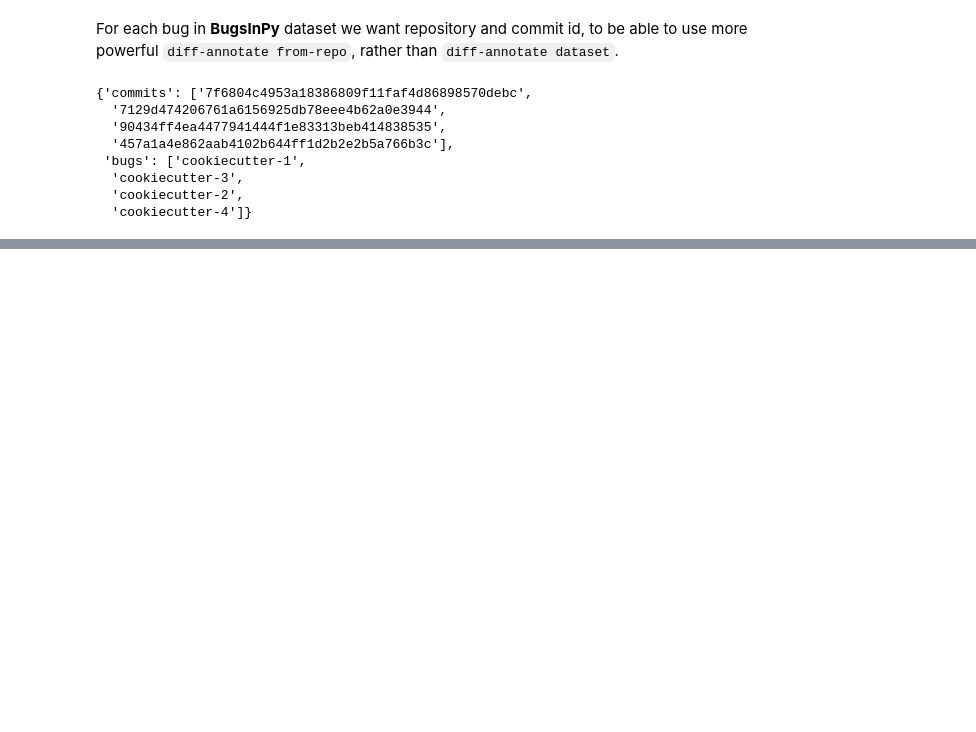
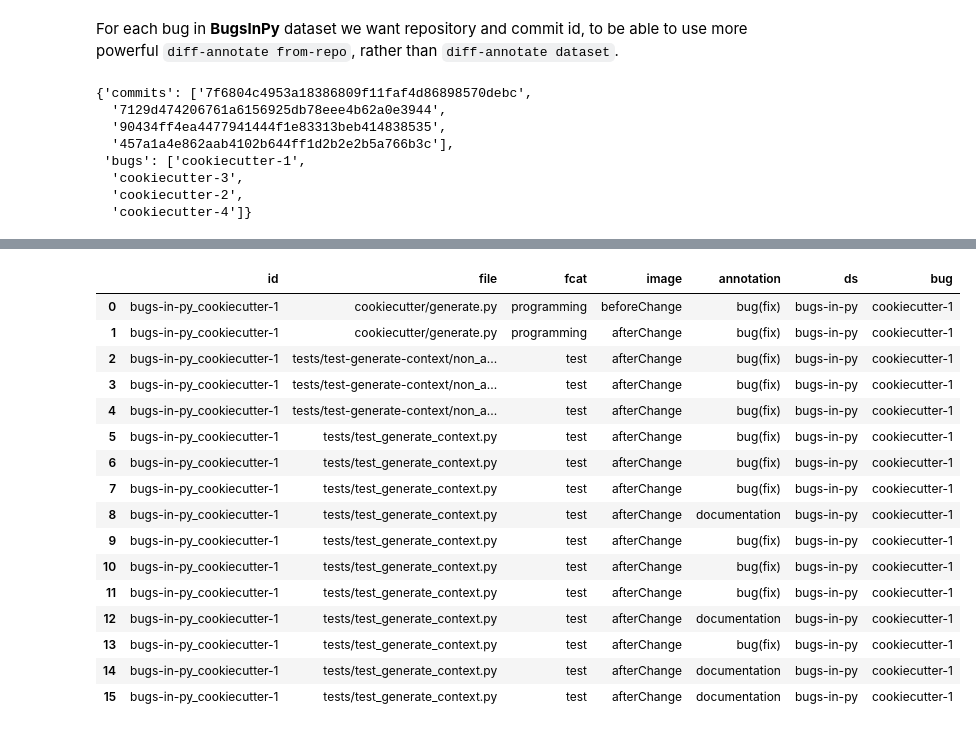
Before and after one commit to ncusi/PatchScope, a Jupyter notebook: notebooks/experiments/01-compare_annotations.ipynb, the cells around one changed output, grey strips where cells are left out. Drawn from its saved outputs; the diff is of its cells as text; code cells hidden in the pictures; blank space fills up the shorter version.

```diff
--- a/notebooks/experiments/01-compare_annotations.ipynb
+++ b/notebooks/experiments/01-compare_annotations.ipynb
@@ -371,0 +656,26 @@ PySnooper:
+# %%
+example_records = []
+dataset = "bugs-in-py"
+bug = "cookiecutter-1"
+
+for patched_file, file_data in example_data_from_dataset['changes'].items():
+    if patched_file == '/dev/null':
+        continue
+
+    for pm in list("-+"):
+        if pm not in file_data:
+            continue
+
+        for line_data in file_data[pm]:
+            example_records.append({
+                'id': f"{dataset}_{bug}",
+                'file': patched_file,
+                'fcat': file_data['purpose'],
+                'image': 'beforeChange' if pm == '-' else 'afterChange',
+                'line': line_data['file_line_no'],
+                'annotation': 'bug(fix)' if line_data['type'] == 'code' else line_data['type'],
+                'ds': dataset,
+                'bug': bug,
+            })
+
+example_records[:5]
@@ -371,0 +700,21 @@ PySnooper:
+# %%
+example_df = pd.DataFrame.from_records(example_records)
+example_df
+# %% [output]
+|  | id | file | fcat | image | annotation | ds | bug |
+| 0 | bugs-in-py_cookiecutter-1 | cookiecutter/generate.py | programming | beforeChange | bug(fix) | bugs-in-py | cookiecutter-1 |
+| 1 | bugs-in-py_cookiecutter-1 | cookiecutter/generate.py | programming | afterChange | bug(fix) | bugs-in-py | cookiecutter-1 |
+| 2 | bugs-in-py_cookiecutter-1 | tests/test-generate-context/non_a... | test | afterChange | bug(fix) | bugs-in-py | cookiecutter-1 |
+| 3 | bugs-in-py_cookiecutter-1 | tests/test-generate-context/non_a... | test | afterChange | bug(fix) | bugs-in-py | cookiecutter-1 |
+| 4 | bugs-in-py_cookiecutter-1 | tests/test-generate-context/non_a... | test | afterChange | bug(fix) | bugs-in-py | cookiecutter-1 |
+| 5 | bugs-in-py_cookiecutter-1 | tests/test_generate_context.py | test | afterChange | bug(fix) | bugs-in-py | cookiecutter-1 |
+| 6 | bugs-in-py_cookiecutter-1 | tests/test_generate_context.py | test | afterChange | bug(fix) | bugs-in-py | cookiecutter-1 |
+| 7 | bugs-in-py_cookiecutter-1 | tests/test_generate_context.py | test | afterChange | bug(fix) | bugs-in-py | cookiecutter-1 |
+| 8 | bugs-in-py_cookiecutter-1 | tests/test_generate_context.py | test | afterChange | documentation | bugs-in-py | cookiecutter-1 |
+| 9 | bugs-in-py_cookiecutter-1 | tests/test_generate_context.py | test | afterChange | bug(fix) | bugs-in-py | cookiecutter-1 |
+| 10 | bugs-in-py_cookiecutter-1 | tests/test_generate_context.py | test | afterChange | bug(fix) | bugs-in-py | cookiecutter-1 |
+| 11 | bugs-in-py_cookiecutter-1 | tests/test_generate_context.py | test | afterChange | bug(fix) | bugs-in-py | cookiecutter-1 |
+| 12 | bugs-in-py_cookiecutter-1 | tests/test_generate_context.py | test | afterChange | documentation | bugs-in-py | cookiecutter-1 |
+| 13 | bugs-in-py_cookiecutter-1 | tests/test_generate_context.py | test | afterChange | bug(fix) | bugs-in-py | cookiecutter-1 |
+| 14 | bugs-in-py_cookiecutter-1 | tests/test_generate_context.py | test | afterChange | documentation | bugs-in-py | cookiecutter-1 |
+| 15 | bugs-in-py_cookiecutter-1 | tests/test_generate_context.py | test | afterChange | documentation | bugs-in-py | cookiecutter-1 |
```
Also changed, not shown: parts of 36 cells of this notebook.
